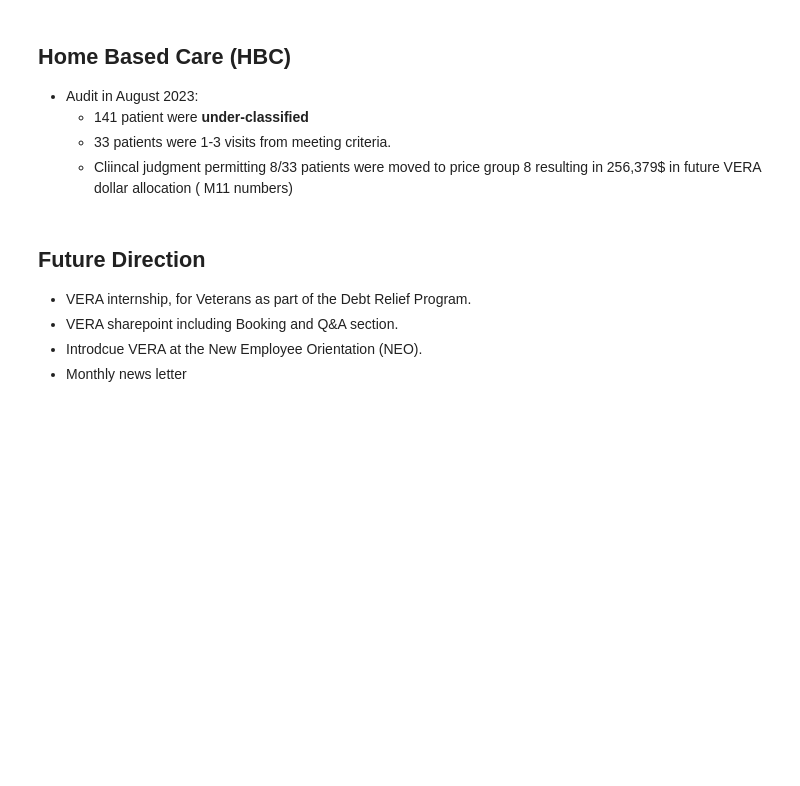
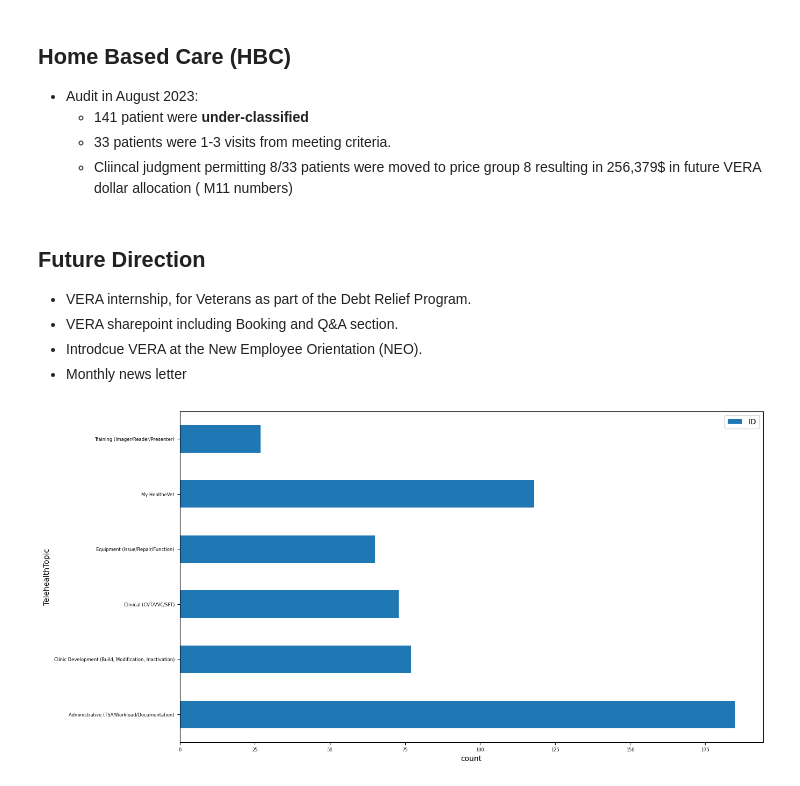
Before and after one commit to alon-benari/Service2023, a Jupyter notebook: src/Service2023.ipynb, the cells around one changed output. Cells and saved outputs as stored; diff of their text form; code cells hidden in the pictures; blank space fills up the shorter version.

```diff
--- a/src/Service2023.ipynb
+++ b/src/Service2023.ipynb
@@ -106,3 +112,40 @@ No artists with labels found to put in legend.  Note that artists whose label st
 - VERA sharepoint including Booking and Q&A section.
 - Introdcue VERA at the New Employee Orientation (NEO).
 - Monthly news letter
+# %%
+import pandas as pd
+import matplotlib.pyplot as plt
+import numpy as np
+
+class TH:
+    '''
+    A set of methods to prodcue visualizations for TH
+    '''
+
+    def load(self,fname):
+        '''
+        A method to load data
+        fname -  string, the csv for the file
+        '''
+        self.data = pd.read_excel('../assets/'+fname)
+        self.data['Month'] = self.data.Created.apply(lambda x: pd.Timestamp(x).month)
+
+    def barh_graph(self, object, fname):
+        '''
+        A method to return a bar graph of counts
+        '''
+        fig, ax = plt.subplots(1,1, figsize = (14,8))
+        object.plot(kind = 'barh', fontsize = 6, ax = ax)
+        ax.set_xlabel('count')
+        plt.savefig('../figs/'+fname)
+        plt.show
+
+th = TH()
+# %%
+#
+th.load('requests.xlsx')
+object = th.data[['ID','TelehealthTopic']].groupby('TelehealthTopic').count()
+th.barh_graph(object,'TopicRequest.jpeg')
+plt.show()
+# %% [output]
+[figure, added]
```
Also changed, not shown: parts of 15 cells of this notebook, 18 other files.
